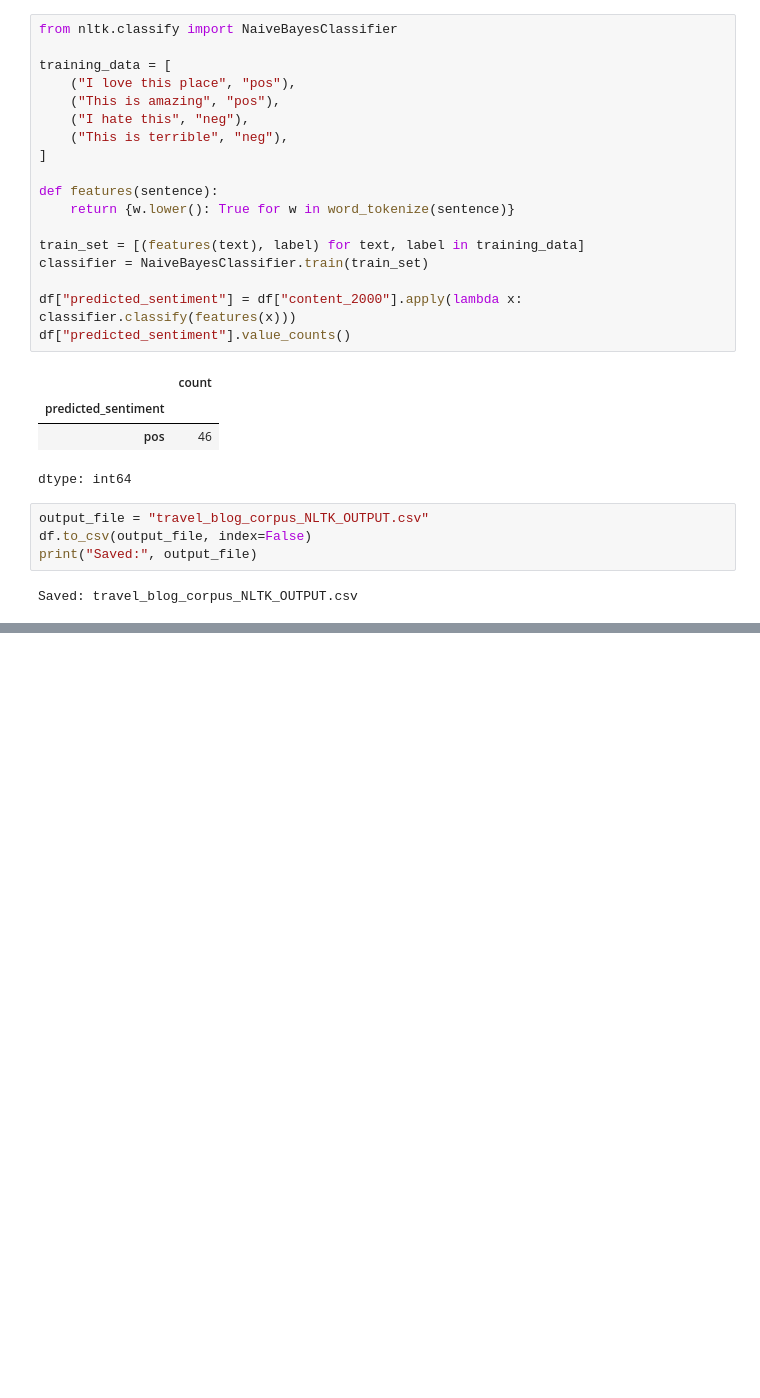
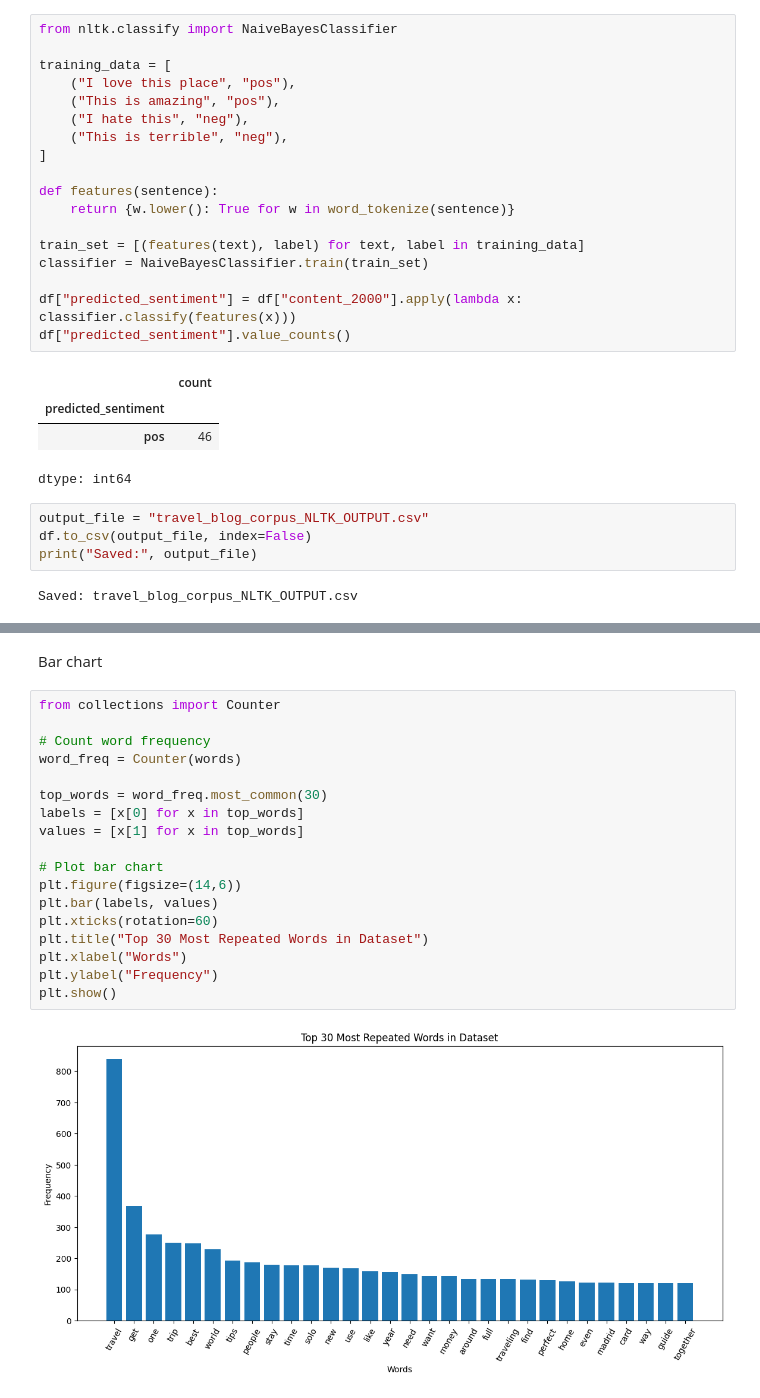
Before and after one commit to tishhapatel/Natural-Language-Processing-Lab, a Jupyter notebook: NLTK.ipynb, the cells around one changed output, grey strips where cells are left out. Cells and saved outputs as stored; diff of their text form; blank space fills up the shorter version.

```diff
--- a/NLTK.ipynb
+++ b/NLTK.ipynb
@@ -288,0 +354,22 @@ Saved: travel_blog_corpus_NLTK_OUTPUT.csv
+# %% [markdown]
+Bar chart
+# %%
+from collections import Counter
+
+# Count word frequency
+word_freq = Counter(words)
+
+top_words = word_freq.most_common(30)
+labels = [x[0] for x in top_words]
+values = [x[1] for x in top_words]
+
+# Plot bar chart
+plt.figure(figsize=(14,6))
+plt.bar(labels, values)
+plt.xticks(rotation=60)
+plt.title("Top 30 Most Repeated Words in Dataset")
+plt.xlabel("Words")
+plt.ylabel("Frequency")
+plt.show()
+# %% [output]
+[figure, added]
```
Also changed, not shown: parts of 3 cells of this notebook.
